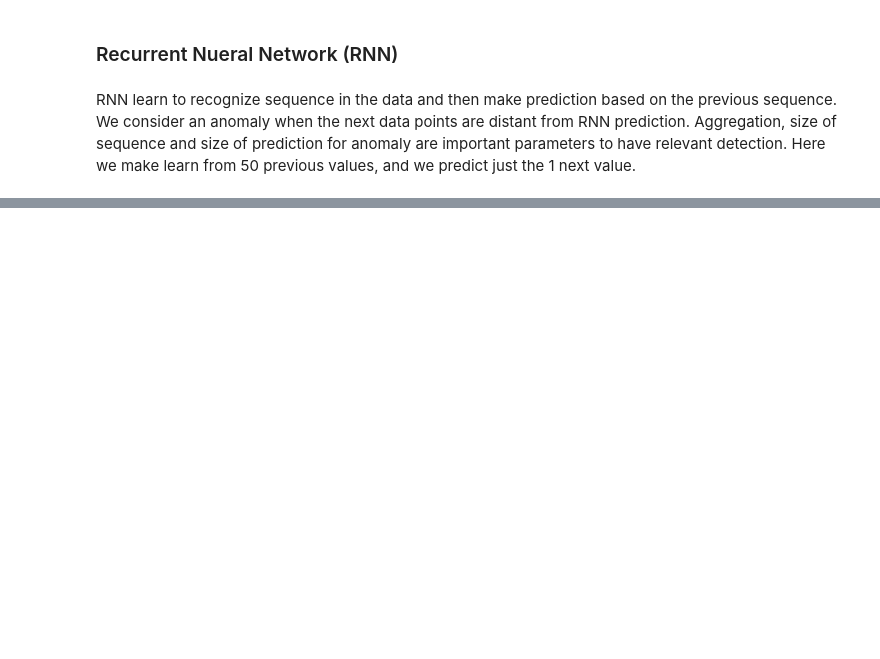
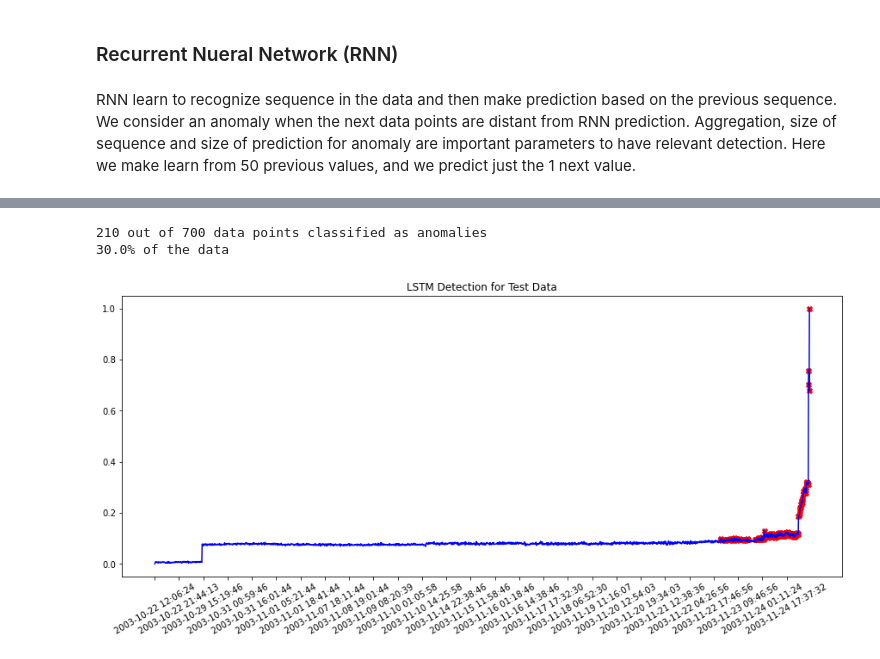
Before and after one commit to 3minuterecord/predictiveMaintenancePortfolio, a Jupyter notebook: Predictive Maintenance.ipynb, the cells around one changed output, grey strips where cells are left out. Saved outputs shown, nothing was run; the diff lists cells and outputs as text; code cells hidden in the pictures; blank space fills up the shorter version.

```diff
--- a/Predictive Maintenance.ipynb
+++ b/Predictive Maintenance.ipynb
@@ -788,0 +835,6 @@ import sys
+# %%
+lstm_model.add(LSTM(
+    #input_shape = x_train.shape[-1],
+    #output_dim = 50,
+    return_sequences = True,
+    units = 50))
@@ -788,0 +943,13 @@ import sys
+# %%
+# Create and format predictions for test data
+lstm_preds = complement.append(test, ignore_index = 'True')
+lstm_test = pd.DataFrame({'B3_c5':pd.Series(data_n['B3_c5'])})
+lstm_out = pd.DataFrame({'timestamp':data_n.index, 'Prediction':lstm_preds})
+# %%
+df_test = df_scaled
+B3_c5 = df_test['B3_c5']
+B3_c5 = B3_c5.reset_index()
+B3_c5.drop('timestamp', axis = 1, inplace = True)
+lstm_out['B3_c5'] = B3_c5
+#lstm_out['Prediction'] = lstm_out['Prediction'].map( {1: 0, -1: 1} )
+lstm_out
@@ -788,0 +970,19 @@ import sys
+# %%
+num_anomaly_pts = sum(lstm_out['Prediction'] == 1)
+all_test_pts = len(y_test)
+print(str(num_anomaly_pts ) + ' out of ' + str(all_test_pts) + ' data points classified as anomalies')
+print(str(round(100 * (num_anomaly_pts / all_test_pts), 2)) + '% of the data')
+# %% [output]
+210 out of 700 data points classified as anomalies
+30.0% of the data
+# %%
+# visualisation of anomaly detection throughout time
+fig, ax = plt.subplots(figsize = (15, 6))
+plt.xticks(np.arange(0, df_test.shape[0], 80), fontsize = 10, rotation = 30)
+plt.title('LSTM Detection for Test Data')
+a = lstm_out.loc[lstm_out['Prediction'] == 1, ['timestamp', 'B3_c5']] # anomaly
+ax.plot(df_test.index, df_test['B3_c5'], color = 'blue')
+ax.scatter(a['timestamp'], a['B3_c5'], color ='red', marker = 'X')
+plt.show()
+# %% [output]
+[figure, added]
```
Also changed, not shown: parts of 33 cells of this notebook, 1 other file.
